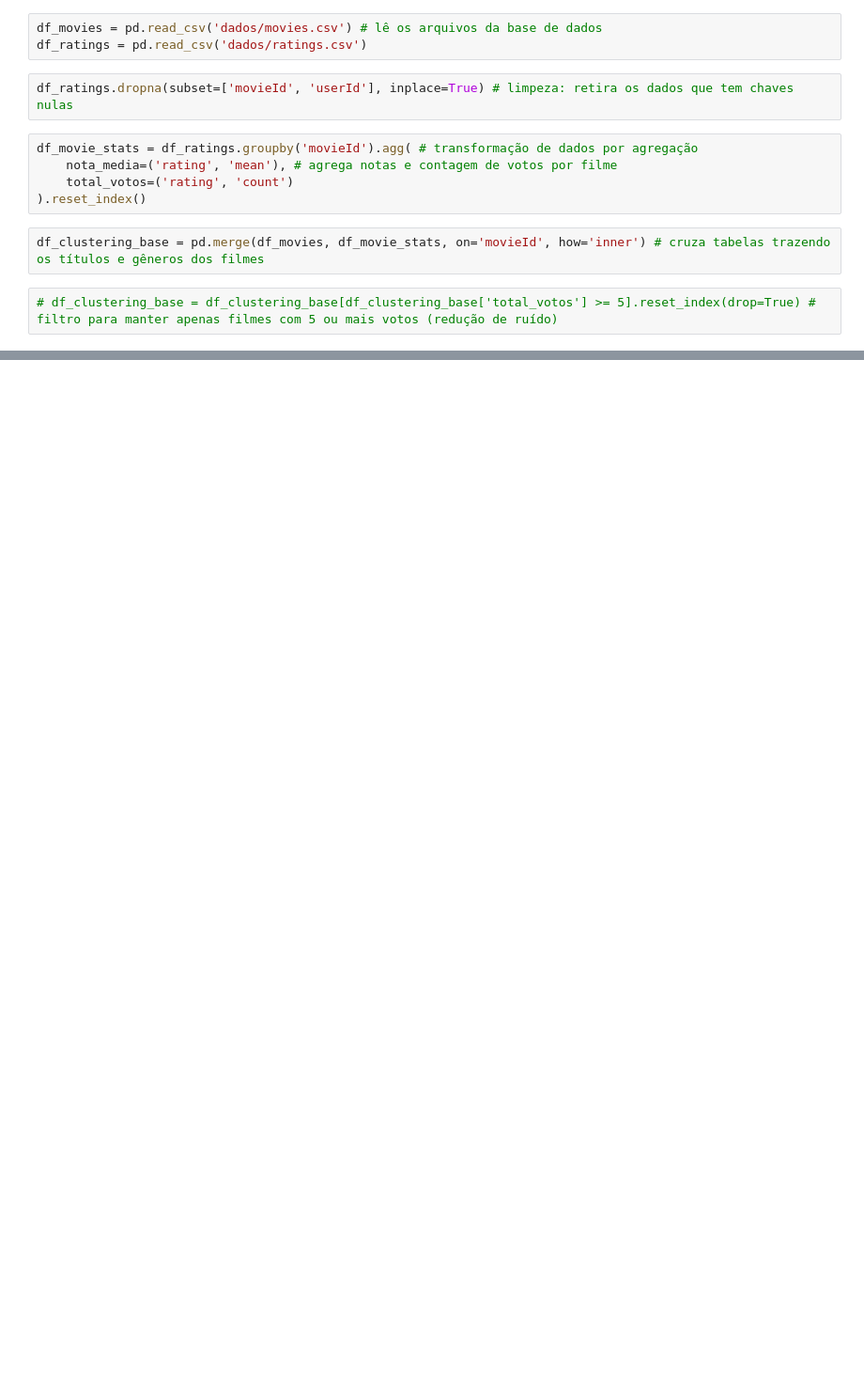
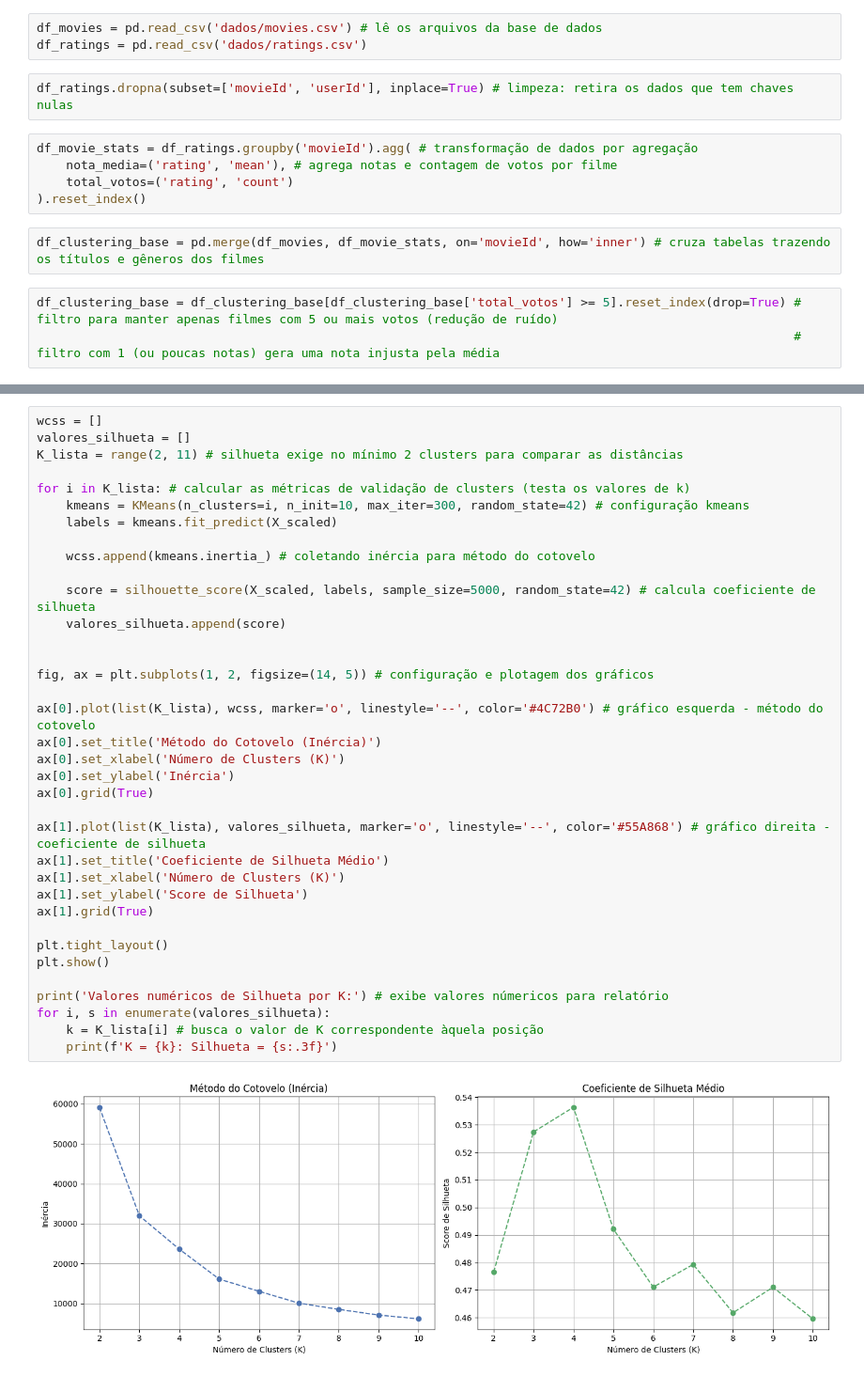
Before and after one commit to danieltefi/Projeto_Mineracao_Dados, a Jupyter notebook: analisefilme.ipynb, the cells around one changed output, grey strips where cells are left out. Shown at 94% size. Drawn from its saved outputs; the diff is of its cells as text; blank space fills up the shorter version.

```diff
--- a/analisefilme.ipynb
+++ b/analisefilme.ipynb
@@ -19,7 +18,8 @@ df_movie_stats = df_ratings.groupby('movieId').agg( # transformação de dados p
 # %%
 df_clustering_base = pd.merge(df_movies, df_movie_stats, on='movieId', how='inner') # cruza tabelas trazendo os títulos e gêneros dos filmes
 # %%
-# df_clustering_base = df_clustering_base[df_clustering_base['total_votos'] >= 5].reset_index(drop=True) # filtro para manter apenas filmes com 5 ou mais votos (redução de ruído)
+df_clustering_base = df_clustering_base[df_clustering_base['total_votos'] >= 5].reset_index(drop=True) # filtro para manter apenas filmes com 5 ou mais votos (redução de ruído)
+                                                                                                       # filtro com 1 (ou poucas notas) gera uma nota injusta pela média
 # %%
 scaler = StandardScaler() # padronização z-score
 X_scaled = scaler.fit_transform(df_clustering_base[['nota_media', 'total_votos']])
@@ -31,0 +31,38 @@ Total de filmes filtrados para o K-Means: 83239
+# %%
+wcss = []
+valores_silhueta = []
+K_lista = range(2, 11) # silhueta exige no mínimo 2 clusters para comparar as distâncias
+
+for i in K_lista: # calcular as métricas de validação de clusters (testa os valores de k)
+    kmeans = KMeans(n_clusters=i, n_init=10, max_iter=300, random_state=42) # configuração kmeans
+    labels = kmeans.fit_predict(X_scaled)
+
+    wcss.append(kmeans.inertia_) # coletando inércia para método do cotovelo
+
+    score = silhouette_score(X_scaled, labels, sample_size=5000, random_state=42) # calcula coeficiente de silhueta
+    valores_silhueta.append(score)
+
+
+fig, ax = plt.subplots(1, 2, figsize=(14, 5)) # configuração e plotagem dos gráficos
+
+ax[0].plot(list(K_lista), wcss, marker='o', linestyle='--', color='#4C72B0') # gráfico esquerda - método do cotovelo
+ax[0].set_title('Método do Cotovelo (Inércia)')
+ax[0].set_xlabel('Número de Clusters (K)')
+ax[0].set_ylabel('Inércia')
+ax[0].grid(True)
+
+ax[1].plot(list(K_lista), valores_silhueta, marker='o', linestyle='--', color='#55A868') # gráfico direita - coeficiente de silhueta
+ax[1].set_title('Coeficiente de Silhueta Médio')
+ax[1].set_xlabel('Número de Clusters (K)')
+ax[1].set_ylabel('Score de Silhueta')
+ax[1].grid(True)
+
+plt.tight_layout()
+plt.show()
+
+print('Valores numéricos de Silhueta por K:') # exibe valores númericos para relatório
+for i, s in enumerate(valores_silhueta):
+    k = K_lista[i] # busca o valor de K correspondente àquela posição
+    print(f'K = {k}: Silhueta = {s:.3f}')
+# %% [output]
+[figure, added]
```
Also changed, not shown: parts of 11 cells of this notebook.
